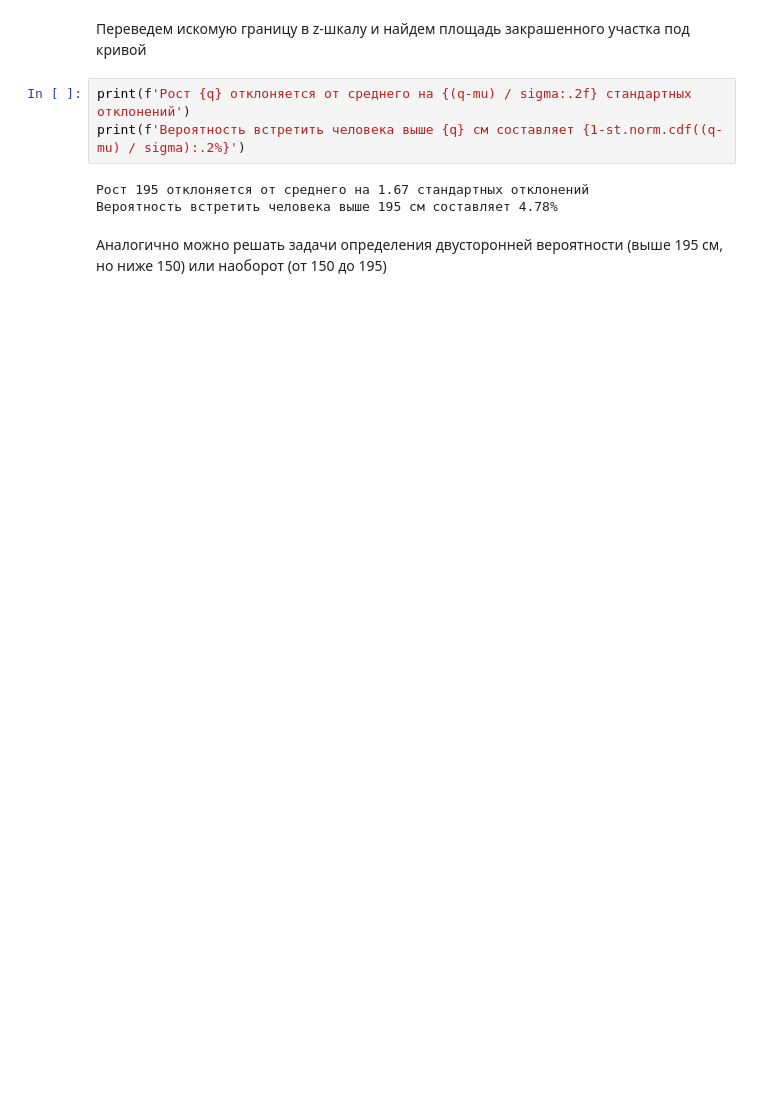
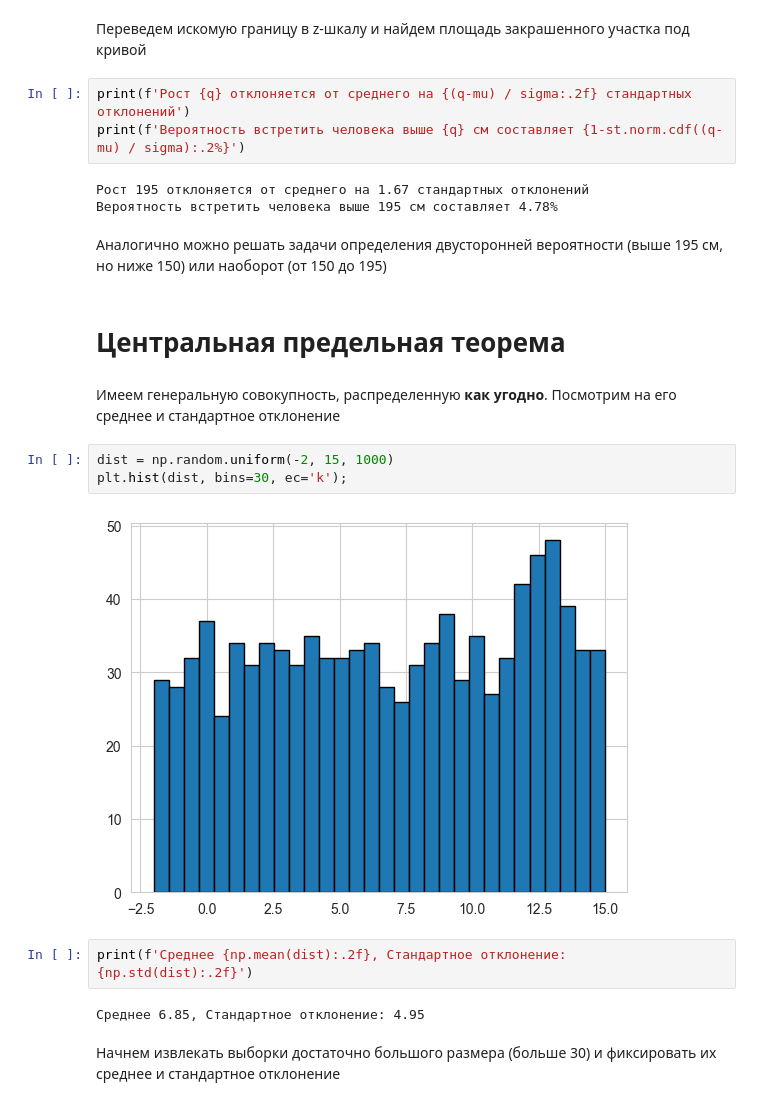
Before and after one commit to zakharkousnetsov/DS_projects, a Jupyter notebook: 00_statistics/statistics.ipynb, the cells around one changed output. Drawn from its saved outputs; the diff is of its cells as text; blank space fills up the shorter version.

```diff
--- a/00_statistics/statistics.ipynb
+++ b/00_statistics/statistics.ipynb
@@ -94,3 +94,18 @@ print(f'Вероятность встретить человека выше {q}
 Вероятность встретить человека выше 195 см составляет 4.78%
 # %% [markdown]
 Аналогично можно решать задачи определения двусторонней вероятности (выше 195 см, но ниже 150) или наоборот (от 150 до 195)
+# %% [markdown]
+# Центральная предельная теорема
+# %% [markdown]
+Имеем генеральную совокупность, распределенную **как угодно**. Посмотрим на его среднее и стандартное отклонение
+# %%
+dist = np.random.uniform(-2, 15, 1000)
+plt.hist(dist, bins=30, ec='k');
+# %% [output]
+[figure, added]
+# %%
+print(f'Среднее {np.mean(dist):.2f}, Стандартное отклонение: {np.std(dist):.2f}')
+# %% [output]
+Среднее 6.85, Стандартное отклонение: 4.95
+# %% [markdown]
+Начнем извлекать выборки достаточно большого размера (больше 30) и фиксировать их среднее и стандартное отклонение
```
Also changed, not shown: parts of 8 cells of this notebook, 1 other file.
